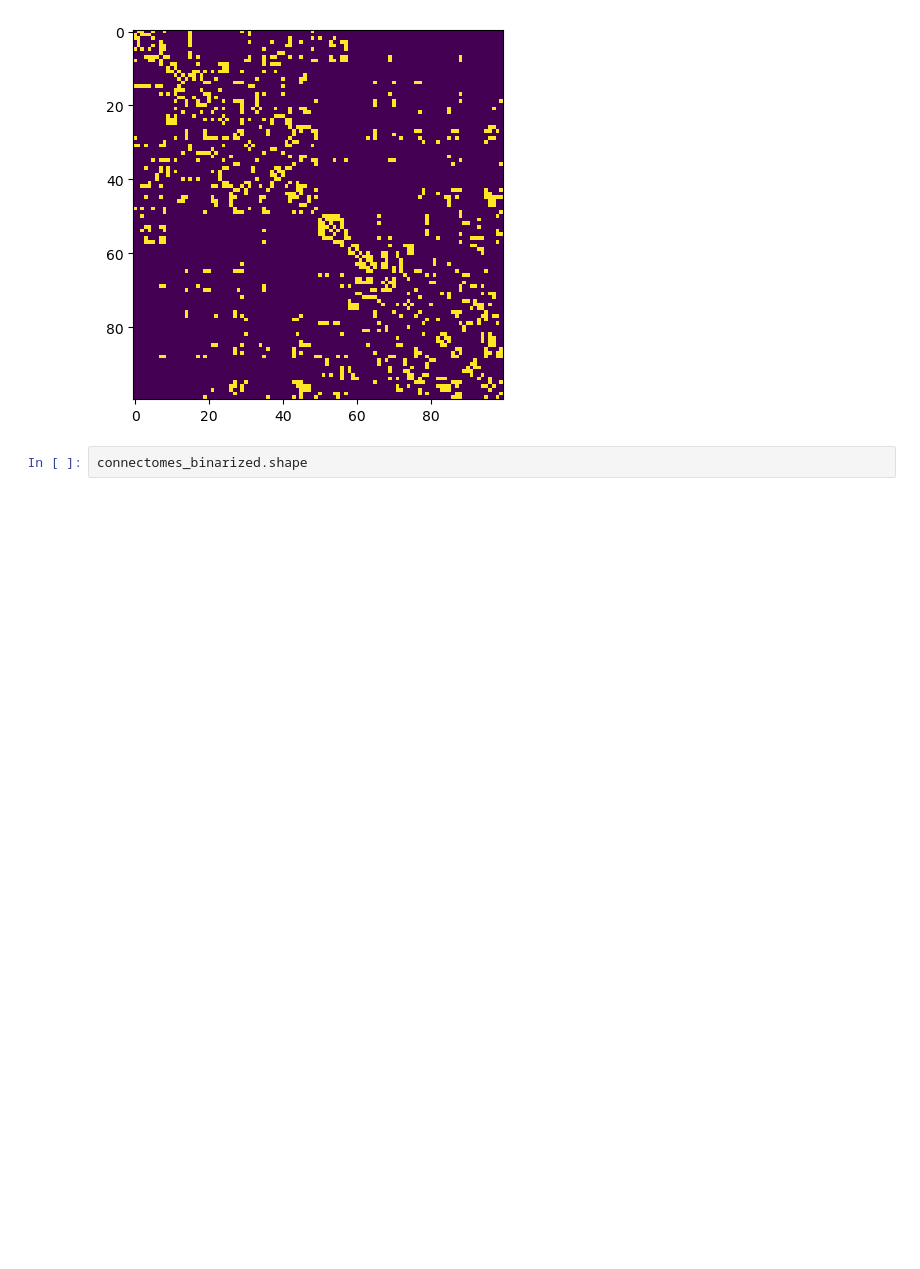
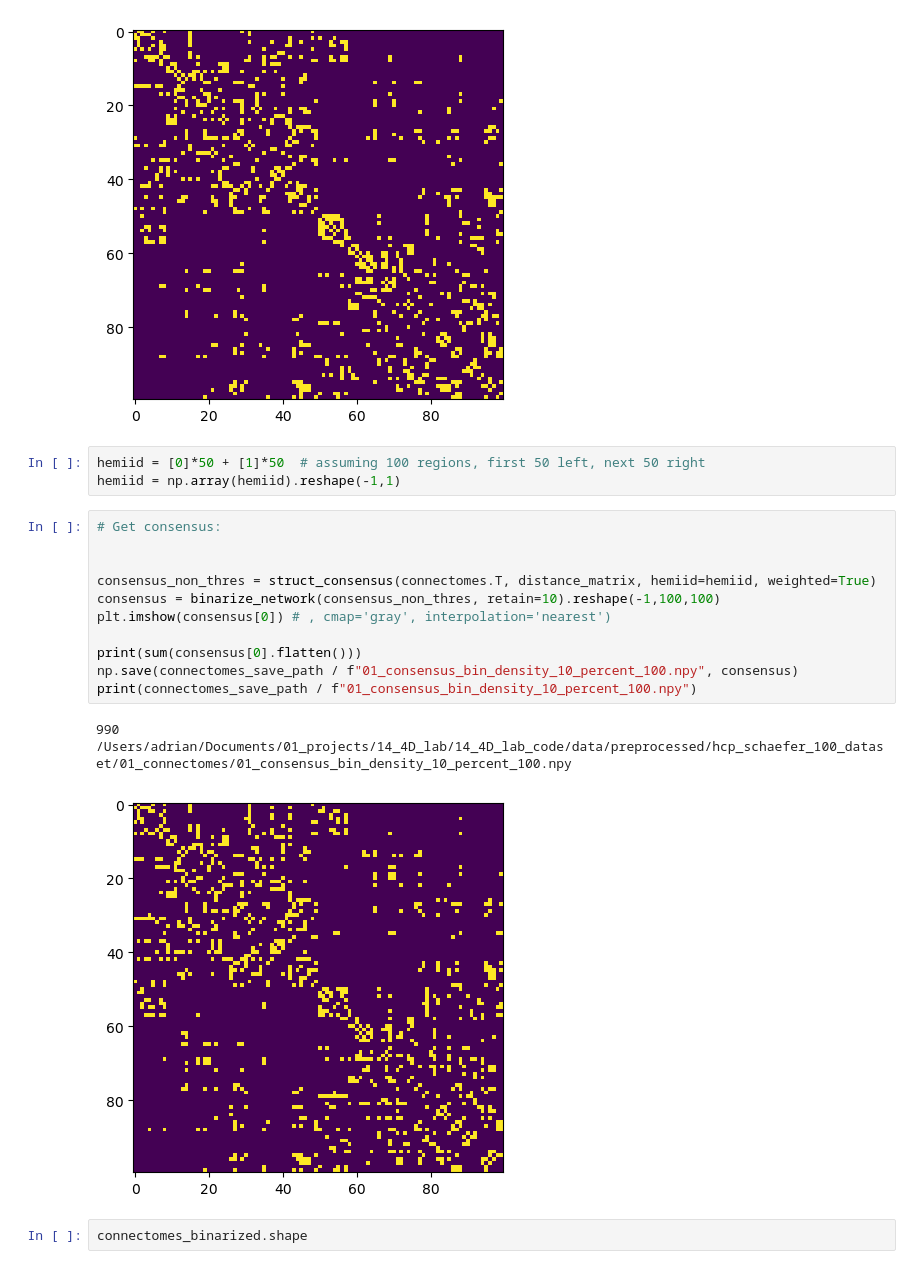
Before and after one commit to ad045/simba, a Jupyter notebook: src/preprocessing/02_preprocessing_pipeline_hcp_schaefer_100.ipynb, the cells around one changed output. Drawn from its saved outputs; the diff is of its cells as text; blank space fills up the shorter version.

Commit message:
Safety copy (run_connectome_comparisons, 12_2_fig_1_six_example_gen_connectomes, f1_with_distance, preprocessing_hcp

```diff
--- a/src/preprocessing/02_preprocessing_pipeline_hcp_schaefer_100.ipynb
+++ b/src/preprocessing/02_preprocessing_pipeline_hcp_schaefer_100.ipynb
@@ -147,6 +147,24 @@ plt.imshow(connectomes_binarized[8], cmap='viridis')
 # %% [output]
 <matplotlib.image.AxesImage at 0x...>
 [figure]
+# %%
+hemiid = [0]*50 + [1]*50  # assuming 100 regions, first 50 left, next 50 right
+hemiid = np.array(hemiid).reshape(-1,1)
+# %%
+# Get consensus:
+
+
+consensus_non_thres = struct_consensus(connectomes.T, distance_matrix, hemiid=hemiid, weighted=True)
+consensus = binarize_network(consensus_non_thres, retain=10).reshape(-1,100,100)
+plt.imshow(consensus[0]) # , cmap='gray', interpolation='nearest')
+
+print(sum(consensus[0].flatten()))
+np.save(connectomes_save_path / f"01_consensus_bin_density_10_percent_100.npy", consensus)
+print(connectomes_save_path / f"01_consensus_bin_density_10_percent_100.npy")
+# %% [output]
+990
+/Users/adrian/Documents/01_projects/14_4D_lab/14_4D_lab_code/data/preprocessed/hcp_schaefer_100_dataset/01_connectomes/01_consensus_bin_density_10_percent_100.npy
+[figure, added]
 # %%
 connectomes_binarized.shape
 # %% [output]
```
Also changed, not shown: parts of 4 cells of this notebook, 5 other files.
